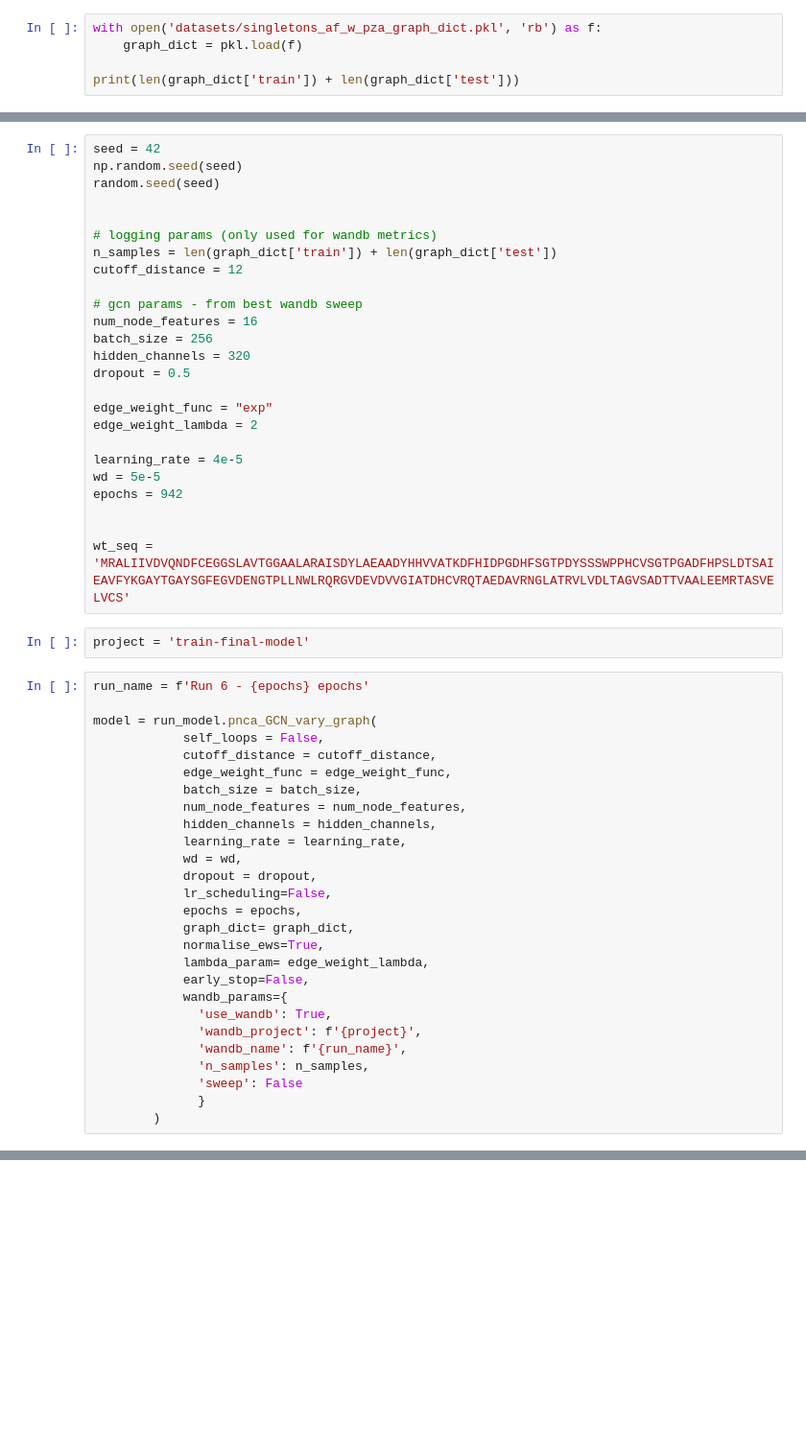
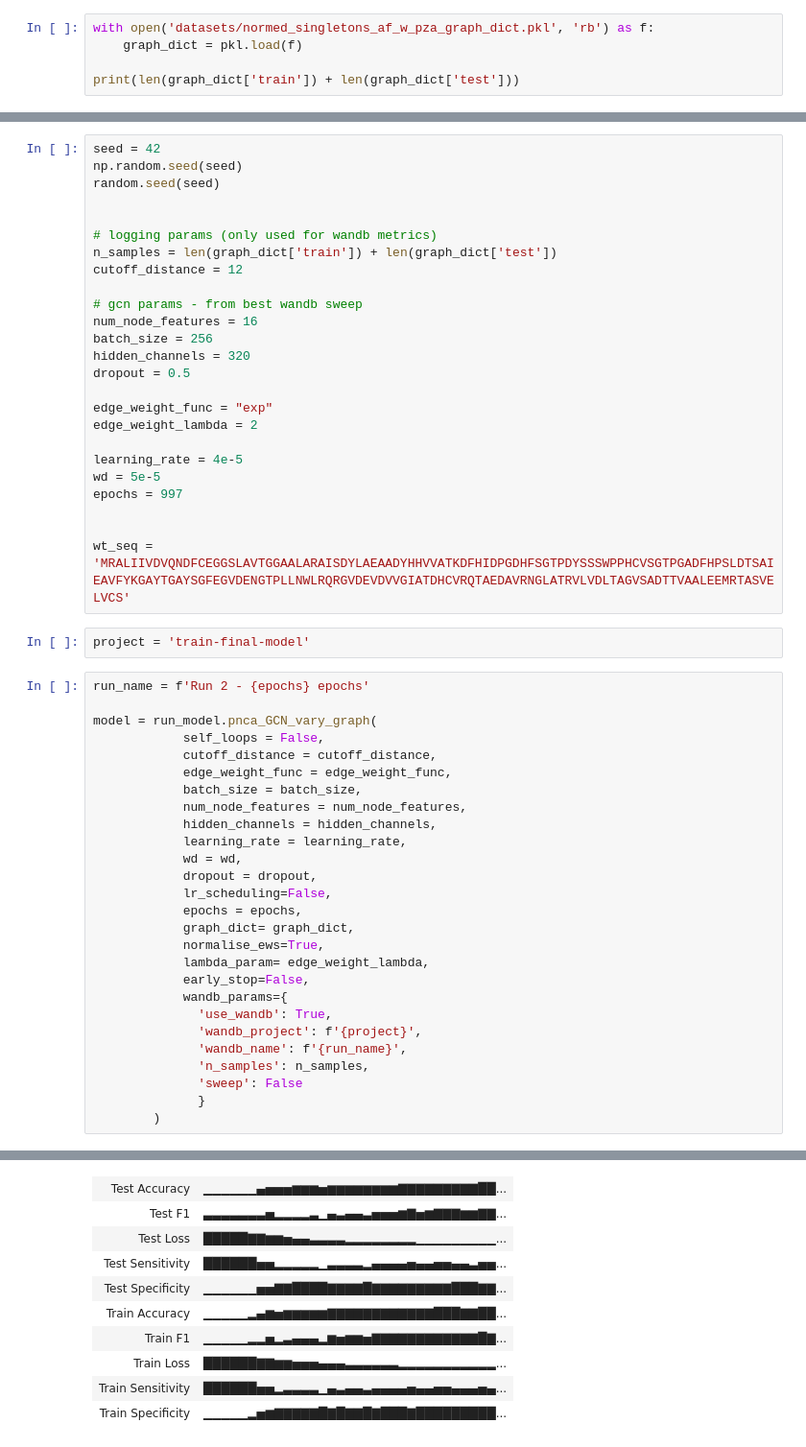
Before and after one commit to fowler-lab/tb-pnca-gnn, a Jupyter notebook: dd_pnca/train_final_model.ipynb, the cells around one changed output, grey strips where cells are left out. Shown at 96% size. Cells and saved outputs as stored; diff of their text form; blank space fills up the shorter version.

```diff
--- a/dd_pnca/train_final_model.ipynb
+++ b/dd_pnca/train_final_model.ipynb
@@ -41,7 +41,7 @@ torch.cuda.is_available()
 'Running via SSH'
 True
 # %%
-with open('datasets/singletons_af_w_pza_graph_dict.pkl', 'rb') as f:
+with open('datasets/normed_singletons_af_w_pza_graph_dict.pkl', 'rb') as f:
     graph_dict = pkl.load(f)
 
 print(len(graph_dict['train']) + len(graph_dict['test']))
@@ -80,14 +80,14 @@ edge_weight_lambda = 2
 
 learning_rate = 4e-5
 wd = 5e-5
-epochs = 942
+epochs = 997
 
 
 wt_seq = 'MRALIIVDVQNDFCEGGSLAVTGGAALARAISDYLAEAADYHHVVATKDFHIDPGDHFSGTPDYSSSWPPHCVSGTPGADFHPSLDTSAIEAVFYKGAYTGAYSGFEGVDENGTPLLNWLRQRGVDEVDVVGIATDHCVRQTAEDAVRNGLATRVLVDLTAGVSADTTVAALEEMRTASVELVCS'
 # %%
 project = 'train-final-model'
 # %%
-run_name = f'Run 6 - {epochs} epochs'
+run_name = f'Run 2 - {epochs} epochs'
 
 model = run_model.pnca_GCN_vary_graph(
             self_loops = False,
@@ -144,0 +144,10 @@ wandb: WARNING Source type is set to 'repo' but some required information is mis
+| Test Accuracy | ▁▁▁▁▁▁▄▅▅▅▆▆▆▅▆▆▆▆▆▆▆▆▇▇▇▇▇▇▇▇▇██... |
+| Test F1 | ▃▃▃▃▃▃▃▅▂▂▂▂▃▁▄▃▄▄▃▅▅▅▆▇▅▆▇▇▇▆▆▇▇... |
+| Test Loss | █████▇▇▆▆▅▄▄▃▃▃▃▂▂▂▂▂▂▂▂▁▁▁▁▁▁▁▁▁... |
+| Test Sensitivity | ██████▅▅▂▂▂▂▂▁▃▃▃▃▂▄▄▄▄▅▄▄▅▅▄▄▃▅▅... |
+| Test Specificity | ▁▁▁▁▁▁▅▅▇▇████▇▇▇▇█▇▇▇▇▇▇▇▇▇███▇▇... |
+| Train Accuracy | ▁▁▁▁▁▂▄▆▅▆▆▆▆▆▇▇▇▇▇▇▇▇▇▇▇▇███▇▇██... |
+| Train F1 | ▁▁▁▁▁▂▂▅▂▃▄▄▄▂▆▅▆▆▅▇▇▇▇▇▇▇▇▇▇▇▇█▇... |
+| Train Loss | ██████▇▇▆▆▅▅▅▄▄▄▃▃▃▃▃▃▂▂▂▂▂▂▂▂▂▂▂... |
+| Train Sensitivity | ██████▅▅▂▃▃▃▃▁▄▃▄▄▃▄▄▄▄▅▄▄▅▅▄▄▄▅▄... |
+| Train Specificity | ▁▁▁▁▁▂▅▆▇▇▇▇▇█▇█▇▇█▇███▇█████████... |
```
Also changed, not shown: parts of 2 cells of this notebook, 1 other file.
